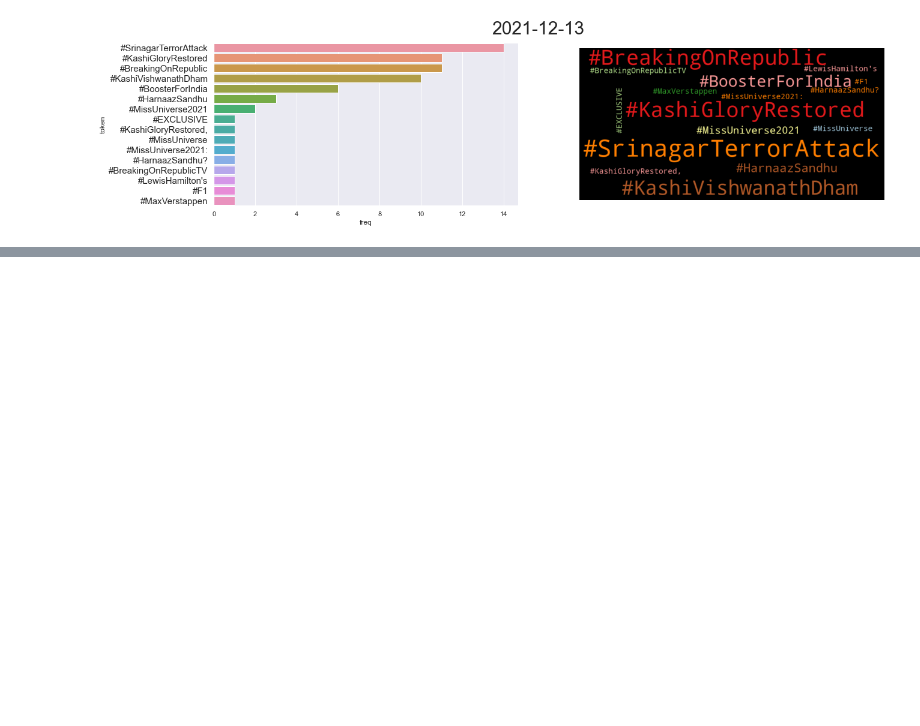
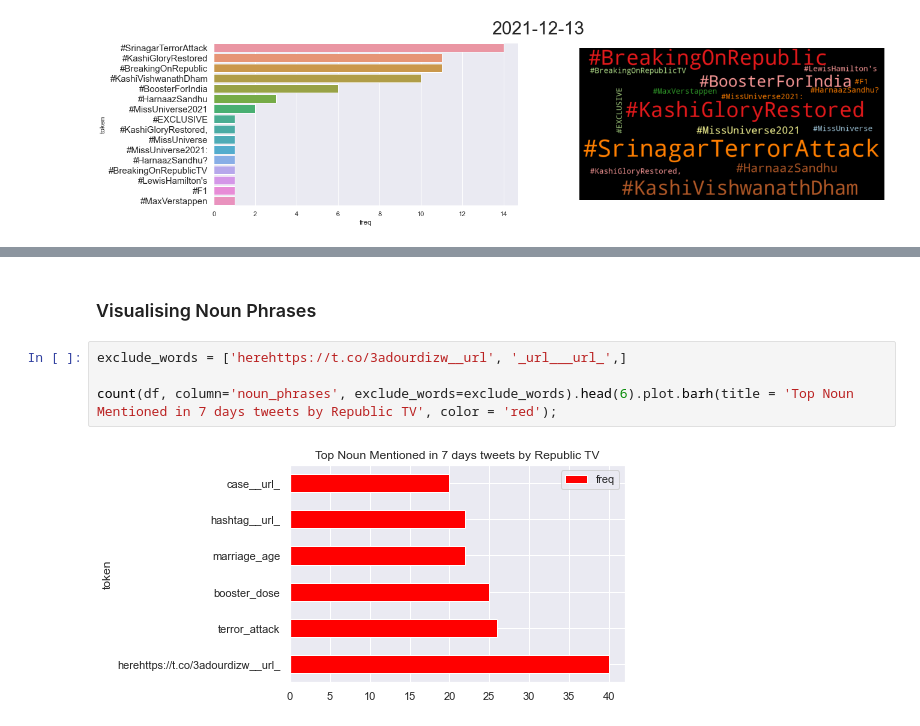
Before and after one commit to lkarjun/workouts-nlp, a Jupyter notebook: 4. Twitter-Usertimeline-Analysing/usertimeline.ipynb, the cells around one changed output, grey strips where cells are left out. Saved outputs shown, nothing was run; the diff lists cells and outputs as text; blank space fills up the shorter version.

```diff
--- a/4. Twitter-Usertimeline-Analysing/usertimeline.ipynb
+++ b/4. Twitter-Usertimeline-Analysing/usertimeline.ipynb
@@ -191,0 +339,8 @@ for date in unique_date:
+# %% [markdown]
+### Visualising Noun Phrases
+# %%
+exclude_words = ['herehttps://t.co/3adourdizw__url', '_url___url_',]
+
+count(df, column='noun_phrases', exclude_words=exclude_words).head(6).plot.barh(title = 'Top Noun Mentioned in 7 days tweets by Republic TV', color = 'red');
+# %% [output]
+[figure, added]
```
Also changed, not shown: parts of 27 cells of this notebook.
